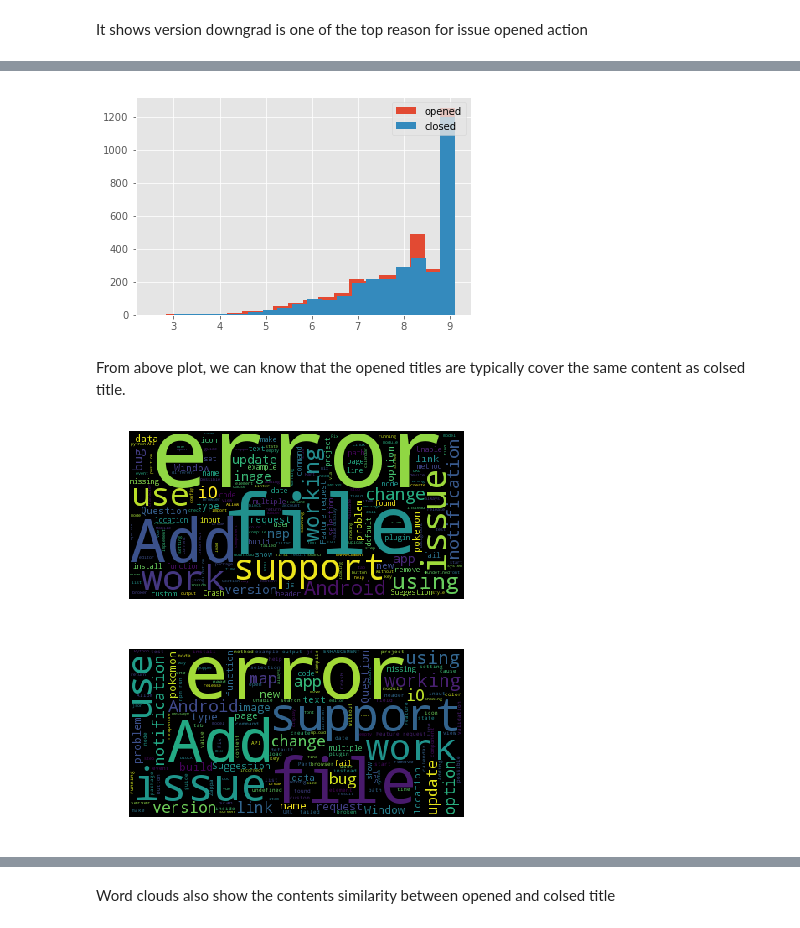
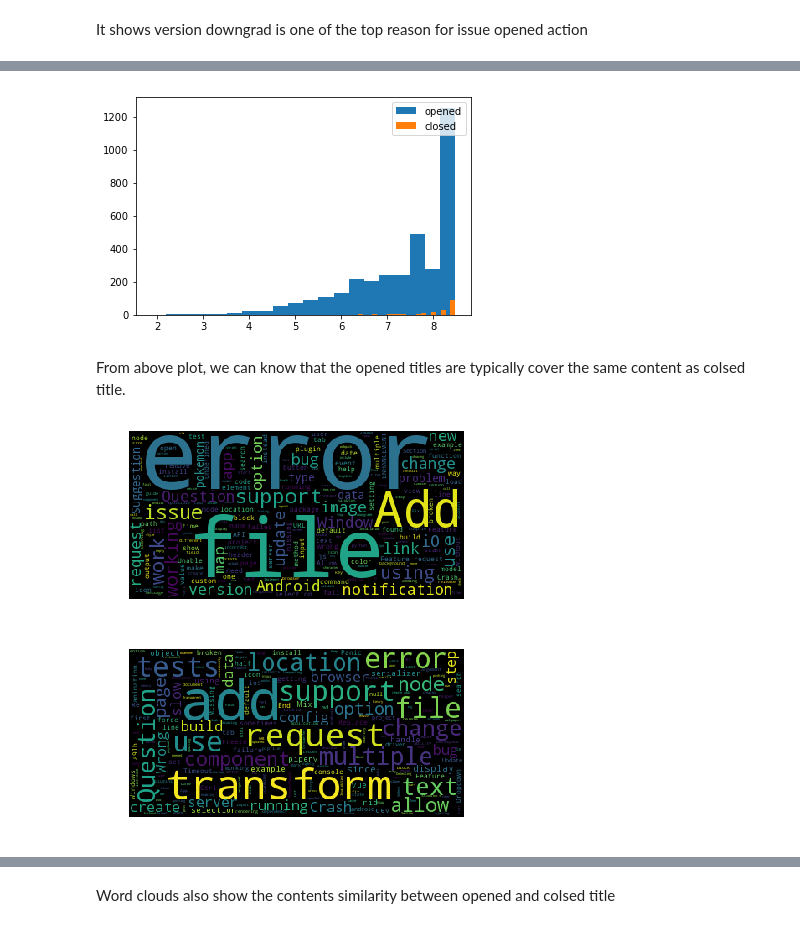
Before and after one commit to nicholas-alonzo/GitHub-Repo-Analysis, a Jupyter notebook: Event-Exploration_ql.ipynb, the cells around one changed output, grey strips where cells are left out. Drawn from its saved outputs; the diff is of its cells as text; code cells hidden in the pictures.

Commit message:
Update issue event description analysis

```diff
--- a/Event-Exploration_ql.ipynb
+++ b/Event-Exploration_ql.ipynb
@@ -229,9 +256,23 @@ tmp.shape
 # %% [output]
 (6, 11)
 # %%
-query = "SELECT action, title,description FROM issues_events"
+query="""SELECT action,
+       title,
+       description,
+       MIN(date_created) AS exact_date_opened
+FROM issues_events
+GROUP BY repo_id,
+        issue_id,
+        issue_number;"""
+
+#query = "SELECT action, title,description, FROM issues_events"
 issue_comments_2 = pd.read_sql(query, db)
-issue_comments_2=issue_comments.dropna(axis=0)
+issue_comments_2=issue_comments_2.drop_duplicates(subset='title',keep='last')
+issue_comments_2=issue_comments_2.dropna(axis=0)
 issue_comments_2['comment']=issue_comments_2['title']+issue_comments_2['description']
 issue_comments_opened=issue_comments_2.loc[issue_comments_2['action'] == 'opened']['title'].tolist()
 issue_comments_closed=issue_comments_2.loc[issue_comments_2['action'] == 'closed']['title'].tolist()
+issue_comments_opened_description=issue_comments_2.loc[issue_comments_2['action'] == 'opened']['description'].tolist()
+issue_comments_closed_description=issue_comments_2.loc[issue_comments_2['action'] == 'closed']['description'].tolist()
+issue_comments_reopened=issue_comments_2.loc[issue_comments_2['action'] == 'reopened']['title'].tolist()
+issue_comments_reopened_description=issue_comments_2.loc[issue_comments_2['action'] == 'reopened']['description'].tolist()
@@ -311,36 +348,37 @@ It shows update to the new version from downgrad
 # %%
+from matplotlib import pyplot as plt
 def text_dictionary(texts):
     textd={}
     for text in texts:
         #t=corpus.reuters.raw(text)
         s =set(lemmatize(text))
         try:
             toks=toks|s
         except NameError:
             toks=s
         for tok in s:
             try:
                 textd[tok].append(text)
             except KeyError:
                     textd[tok]=[text]
     tok_list=list(toks)
     return [textd,tok_list]
 
 def idf_smooth(texts):
     textd=text_dictionary(texts)[0]
     numd={key:len(set(val)) for key,val in textd.items()}
-    logN=np.log(len(issue_comments['title']))
+    logN=np.log(len(issue_comments_2['title']))
     return {key:logN-np.log(1+val) for key,val in numd.items() if val>1}
 
 idf_smooth_opened=idf_smooth(issue_comments_opened)
 idf_smooth_closed=idf_smooth(issue_comments_closed)
 
 plt.hist(list(idf_smooth_opened.values()), bins=20, label='opened')
 plt.hist(list(idf_smooth_closed.values()), bins=20,label='closed')
 plt.legend(loc='upper right')
 plt.show()
 # %% [output]
-[figure, old version]
+[figure, new version]
 # %% [markdown]
 From above plot, we can know that the opened titles are typically cover the same content as colsed title.
 # %%
@@ -350,11 +388,11 @@ plt.imshow(wordcloud)
 plt.axis("off")
 plt.show()
 # %% [output]
-[figure, old version]
+[figure, new version]
 # %%
 wordcloud = WordCloud().generate(" ".join(issue_comments_closed))
 plt.imshow(wordcloud)
 plt.axis("off")
 plt.show()
 # %% [output]
-[figure, old version]
+[figure, new version]
```
Also changed, not shown: parts of 18 cells of this notebook.
